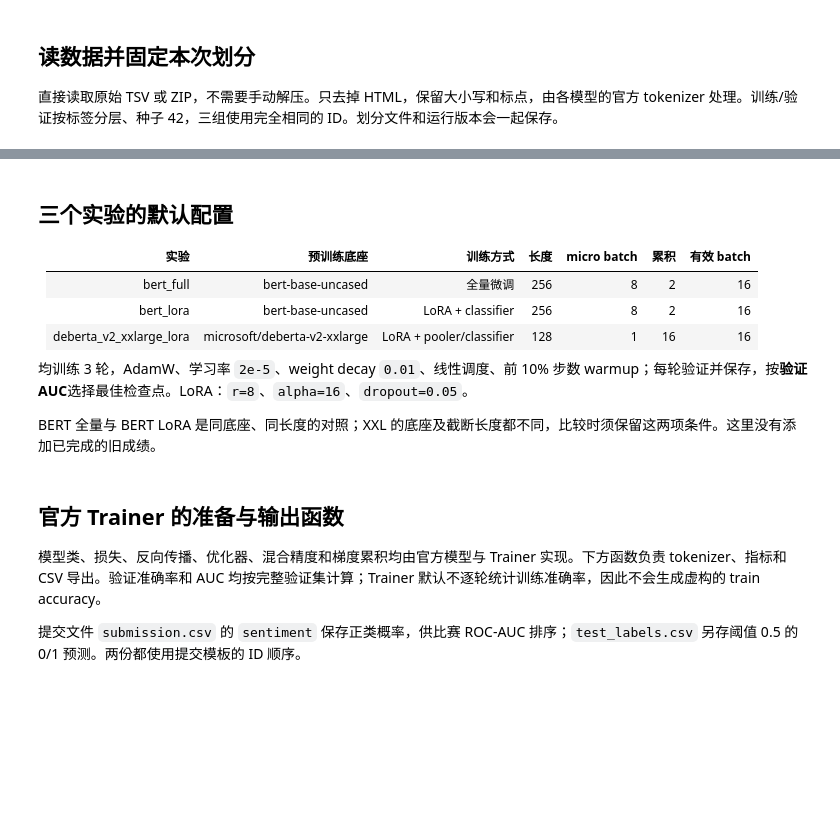
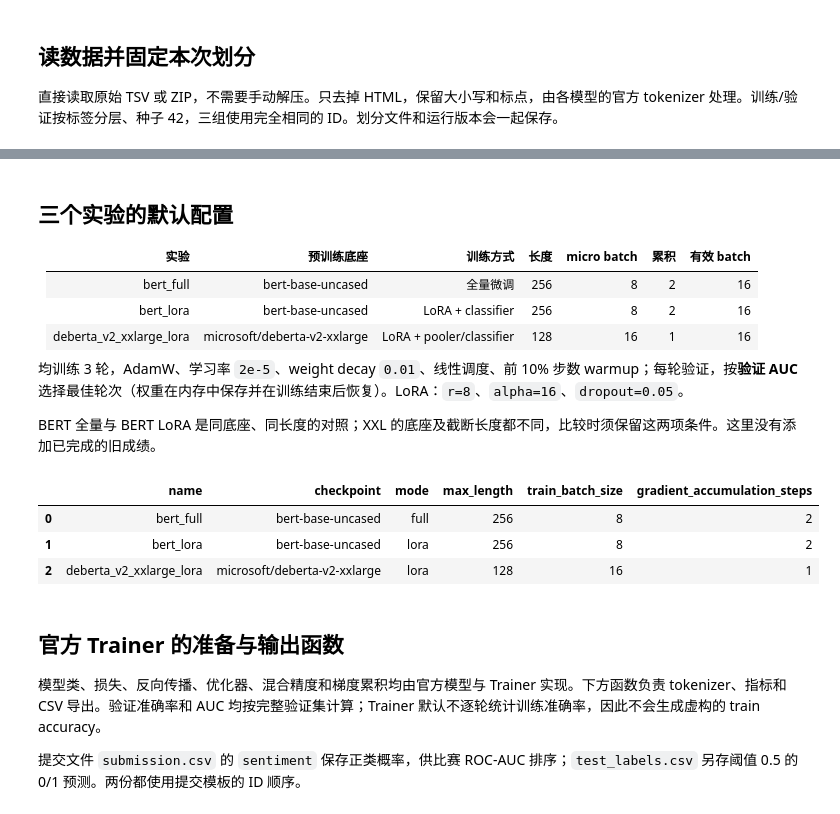
Before and after one commit to Pan-Yan-0/study_note, a Jupyter notebook: ML_note/IMDB/notebooks/imdb-three-models-official-trainer.ipynb, the cells around one changed output, grey strips where cells are left out. Drawn from its saved outputs; the diff is of its cells as text; code cells hidden in the pictures; blank space fills up the shorter version.

```diff
--- a/ML_note/IMDB/notebooks/imdb-three-models-official-trainer.ipynb
+++ b/ML_note/IMDB/notebooks/imdb-three-models-official-trainer.ipynb
@@ -81,0 +94,30 @@ for key, path in INPUT_FILES.items():
+# %%
+# pip uninstall 有时只删掉模块，却在 Kaggle 上残留 torchao 的 dist-info 元数据，
+# PEFT 仍会读到旧版本 0.10.0 并报 "incompatible version of torchao"。这里彻底清理并验证。
+import importlib, importlib.metadata as md, importlib.util, shutil, subprocess, sys
+from pathlib import Path
+
+def torchao_metadata_present():
+    return any((d.metadata["Name"] or "").lower().replace("_", "-") == "torchao" for d in md.distributions())
+
+def torchao_leftover_paths():
+    hits = []
+    for entry in dict.fromkeys(p for p in sys.path if p):
+        root = Path(entry)
+        if root.is_dir():
+            hits += [p for p in root.glob("torchao*") if p.is_dir() or p.suffix in (".py", ".so")]
+    return hits
+
+for path in torchao_leftover_paths():
+    print("清理残留:", path)
+    shutil.rmtree(path, ignore_errors=True) if path.is_dir() else path.unlink(missing_ok=True)
+importlib.invalidate_caches()
+
+if importlib.util.find_spec("torchao") is not None or torchao_metadata_present():
+    # 仍然删不干净：改为安装满足 PEFT 要求的新版本（>=0.16），同样能通过版本检查。
+    print("torchao 仍残留，改装 torchao>=0.16.0 以满足 PEFT 版本检查")
+    subprocess.run([sys.executable, "-m", "pip", "install", "--quiet", "torchao>=0.16.0"], check=True)
+    importlib.invalidate_caches()
+    print("torchao 版本:", md.version("torchao"))
+else:
+    print("torchao 已完全移除（模块与元数据均不存在）。")
@@ -225,43 +293,48 @@ display(train_frame["sentiment"].value_counts().sort_index().rename("train_label
 | --- | --- | --- | ---: | ---: | ---: | ---: |
 | bert_full | bert-base-uncased | 全量微调 | 256 | 8 | 2 | 16 |
 | bert_lora | bert-base-uncased | LoRA + classifier | 256 | 8 | 2 | 16 |
-| deberta_v2_xxlarge_lora | microsoft/deberta-v2-xxlarge | LoRA + pooler/classifier | 128 | 1 | 16 | 16 |
+| deberta_v2_xxlarge_lora | microsoft/deberta-v2-xxlarge | LoRA + pooler/classifier | 128 | 16 | 1 | 16 |
 
-均训练 3 轮，AdamW、学习率 `2e-5`、weight decay `0.01`、线性调度、前 10% 步数 warmup；每轮验证并保存，按**验证 AUC**选择最佳检查点。LoRA：`r=8`、`alpha=16`、`dropout=0.05`。
+均训练 3 轮，AdamW、学习率 `2e-5`、weight decay `0.01`、线性调度、前 10% 步数 warmup；每轮验证，按**验证 AUC**选择最佳轮次（权重在内存中保存并在训练结束后恢复）。LoRA：`r=8`、`alpha=16`、`dropout=0.05`。
 
 BERT 全量与 BERT LoRA 是同底座、同长度的对照；XXL 的底座及截断长度都不同，比较时须保留这两项条件。这里没有添加已完成的旧成绩。
 # %%
 EXPERIMENTS = [
     {
         "name": "bert_full", "checkpoint": "bert-base-uncased",
         "revision": "86b5e0934494bd15c9632b12f734a8a67f723594", "mode": "full",
         "max_length": 256, "train_batch_size": 8, "eval_batch_size": 16,
         "gradient_accumulation_steps": 2, "gradient_checkpointing": False,
         "frozen_backbone_fp16": False,
     },
     {
         "name": "bert_lora", "checkpoint": "bert-base-uncased",
         "revision": "86b5e0934494bd15c9632b12f734a8a67f723594", "mode": "lora",
         "max_length": 256, "train_batch_size": 8, "eval_batch_size": 16,
         "gradient_accumulation_steps": 2, "gradient_checkpointing": False,
         "frozen_backbone_fp16": False,
         "target_modules": ["query", "value"], "modules_to_save": ["classifier"],
     },
     {
         "name": "deberta_v2_xxlarge_lora", "checkpoint": "microsoft/deberta-v2-xxlarge",
         "revision": "38f115b79f551ca4091c9caef41940fd1d6312b9", "mode": "lora",
-        "max_length": 128, "train_batch_size": 1, "eval_batch_size": 1,
-        "gradient_accumulation_steps": 16, "gradient_checkpointing": True,
+        "max_length": 128, "train_batch_size": 16, "eval_batch_size": 32,
+        "gradient_accumulation_steps": 1, "gradient_checkpointing": True,
         "frozen_backbone_fp16": True,
         "target_modules": ["query_proj", "value_proj"],
         "modules_to_save": ["pooler", "classifier"],
     },
 ]
 save_json(RUN_ROOT / "experiments.json", EXPERIMENTS)
 display(pd.DataFrame(EXPERIMENTS)[[
     "name", "checkpoint", "mode", "max_length",
     "train_batch_size", "gradient_accumulation_steps",
 ]])
+# %% [output]
+|  | name | checkpoint | mode | max_length | train_batch_size | gradient_accumulation_steps |
+| 0 | bert_full | bert-base-uncased | full | 256 | 8 | 2 |
+| 1 | bert_lora | bert-base-uncased | lora | 256 | 8 | 2 |
+| 2 | deberta_v2_xxlarge_lora | microsoft/deberta-v2-xxlarge | lora | 128 | 16 | 1 |
 # %% [markdown]
 ## 官方 Trainer 的准备与输出函数
 
```
Also changed, not shown: parts of 10 cells of this notebook, 3 other files.
